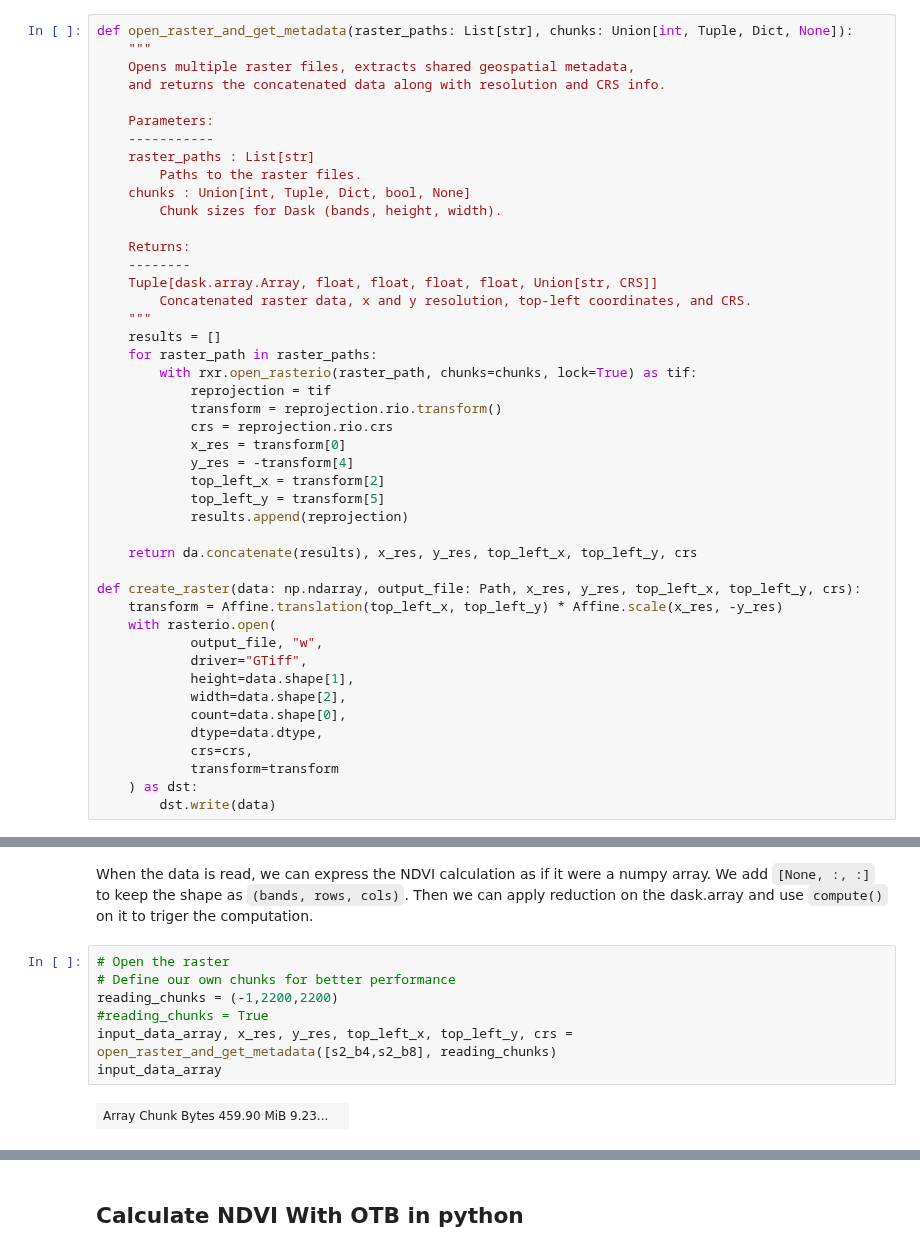
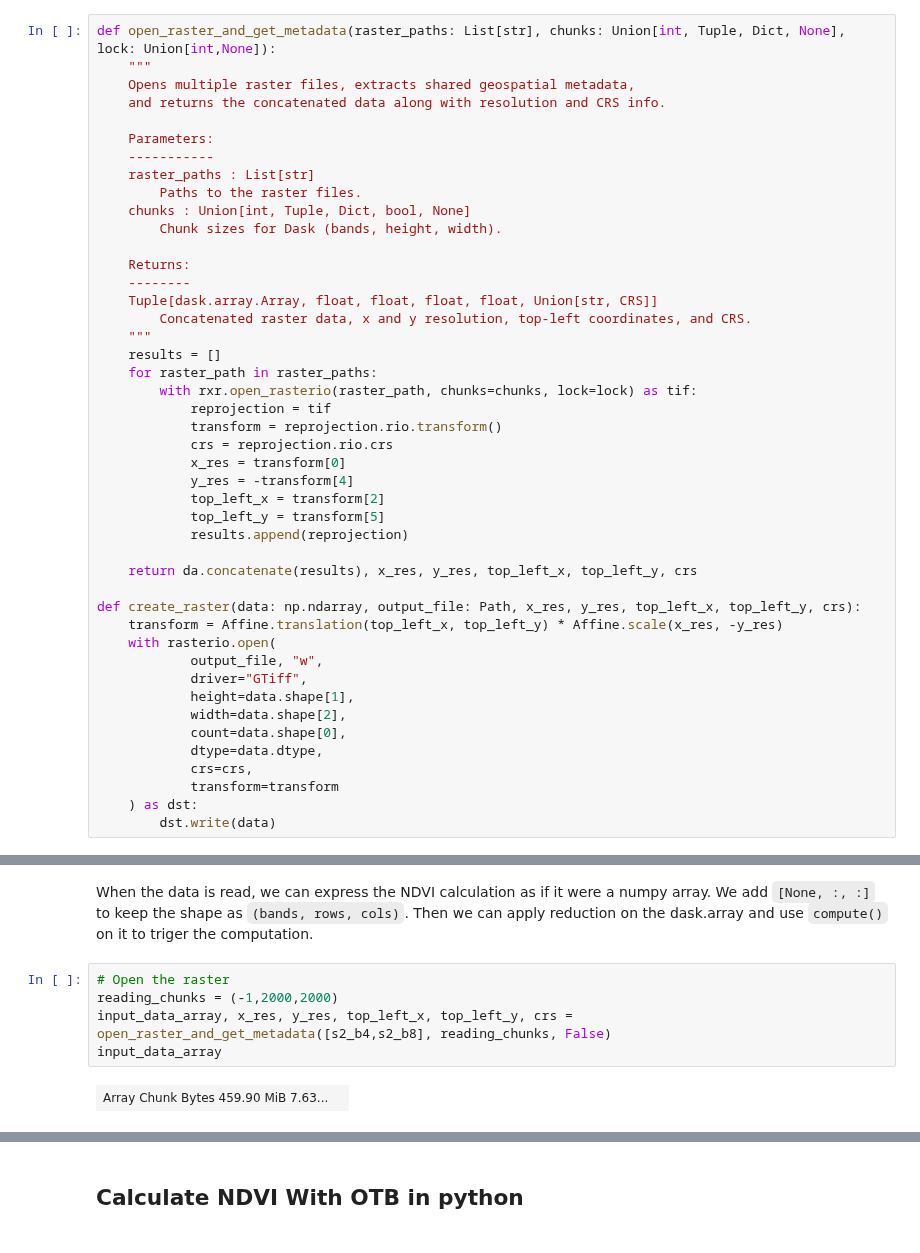
Before and after one commit to tromain/pluto-tuto, a Jupyter notebook: tuto_greenit.ipynb, the cells around one changed output, grey strips where cells are left out. Drawn from its saved outputs; the diff is of its cells as text.

```diff
--- a/tuto_greenit.ipynb
+++ b/tuto_greenit.ipynb
@@ -145,7 +131,7 @@ First, let's read the data we need to perform the NDVI.
 # %% [markdown]
 ### Defining usefull functions for our notebook
 # %%
-def open_raster_and_get_metadata(raster_paths: List[str], chunks: Union[int, Tuple, Dict, None]):
+def open_raster_and_get_metadata(raster_paths: List[str], chunks: Union[int, Tuple, Dict, None], lock: Union[int,None]):
     """
     Opens multiple raster files, extracts shared geospatial metadata,
     and returns the concatenated data along with resolution and CRS info.
@@ -164,7 +150,7 @@ def open_raster_and_get_metadata(raster_paths: List[str], chunks: Union[int, Tup
     """
     results = []
     for raster_path in raster_paths:
-        with rxr.open_rasterio(raster_path, chunks=chunks, lock=True) as tif:
+        with rxr.open_rasterio(raster_path, chunks=chunks, lock=lock) as tif:
             reprojection = tif
             transform = reprojection.rio.transform()
             crs = reprojection.rio.crs
@@ -193,13 +190,11 @@ def create_raster(data: np.ndarray, output_file: Path, x_res, y_res, top_left_x,
 When the data is read, we can express the NDVI calculation as if it were a numpy array. We add ``[None, :, :]`` to keep the shape as ``(bands, rows, cols)``. Then we can apply reduction on the dask.array and use ``compute()`` on it to triger the computation.
 # %%
 # Open the raster
-# Define our own chunks for better performance
-reading_chunks = (-1,2200,2200)
-#reading_chunks = True
-input_data_array, x_res, y_res, top_left_x, top_left_y, crs = open_raster_and_get_metadata([s2_b4,s2_b8], reading_chunks)
+reading_chunks = (-1,2000,2000)
+input_data_array, x_res, y_res, top_left_x, top_left_y, crs = open_raster_and_get_metadata([s2_b4,s2_b8], reading_chunks, False)
 input_data_array
 # %% [output]
-| Array Chunk Bytes 459.90 MiB 9.23... |  |
+| Array Chunk Bytes 459.90 MiB 7.63... |  |
 # %%
 %%time
 
```
Also changed, not shown: parts of 29 cells of this notebook.
